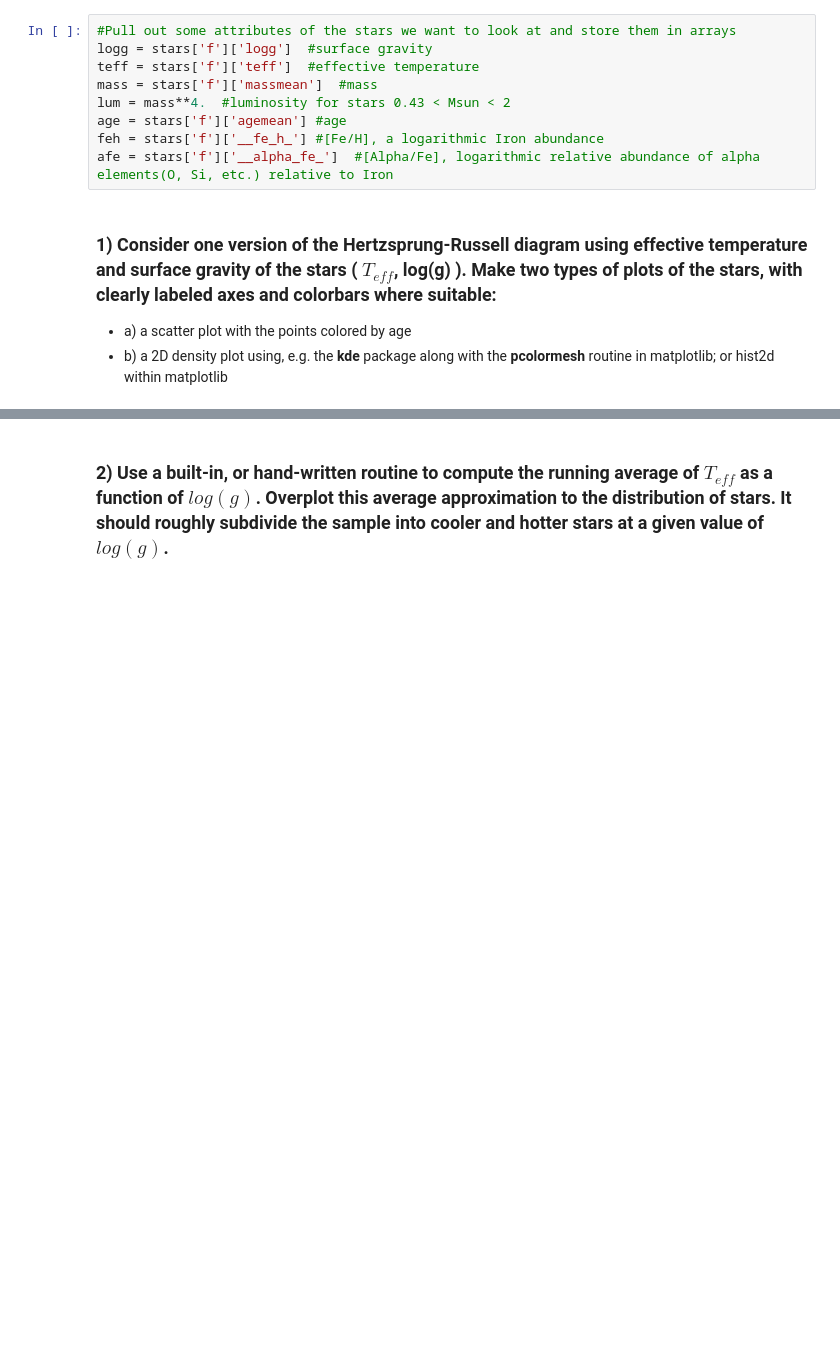
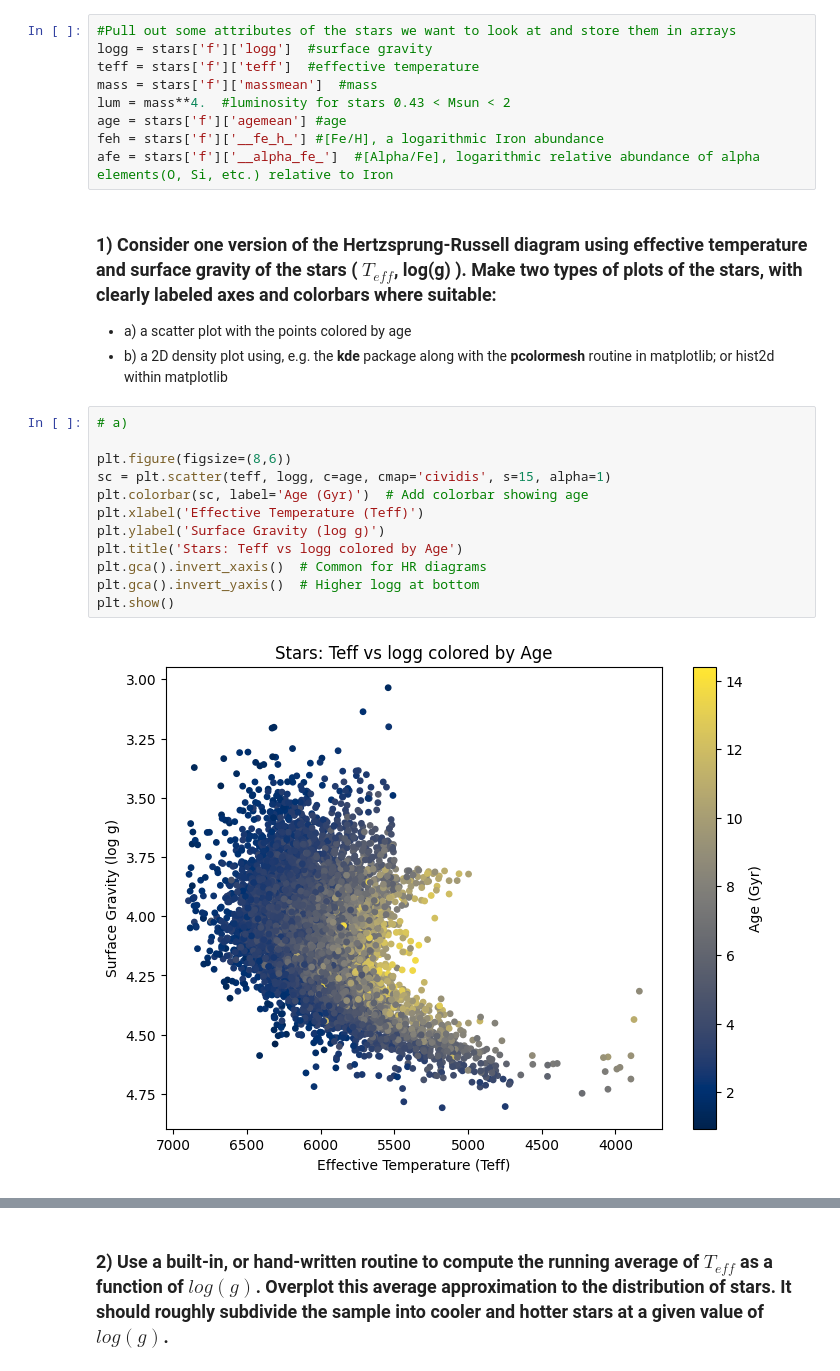
Before and after one commit to DerEppi/NUM, a Jupyter notebook: Exercise 2/Exercise Sheet 2.ipynb, the cells around one changed output, grey strips where cells are left out. Cells and saved outputs as stored; diff of their text form; blank space fills up the shorter version.

```diff
--- a/Exercise 2/Exercise Sheet 2.ipynb
+++ b/Exercise 2/Exercise Sheet 2.ipynb
@@ -32,3 +32,17 @@ afe = stars['f']['__alpha_fe_']  #[Alpha/Fe], logarithmic relative abundance of
 ### 1) Consider one version of the Hertzsprung-Russell diagram using effective temperature and surface gravity of the stars ( $T_{eff}$, log(g) ).  Make two types of plots of the stars, with clearly labeled axes and colorbars where suitable:
 * a) a scatter plot with the points colored by age
 * b) a 2D density plot using, e.g. the **kde** package along with the **pcolormesh** routine in matplotlib; or hist2d within matplotlib
+# %%
+# a)
+
+plt.figure(figsize=(8,6))
+sc = plt.scatter(teff, logg, c=age, cmap='cividis', s=15, alpha=1)
+plt.colorbar(sc, label='Age (Gyr)')  # Add colorbar showing age
+plt.xlabel('Effective Temperature (Teff)')
+plt.ylabel('Surface Gravity (log g)')
+plt.title('Stars: Teff vs logg colored by Age')
+plt.gca().invert_xaxis()  # Common for HR diagrams
+plt.gca().invert_yaxis()  # Higher logg at bottom
+plt.show()
+# %% [output]
+[figure, added]
```
Also changed, not shown: parts of 4 cells of this notebook.
